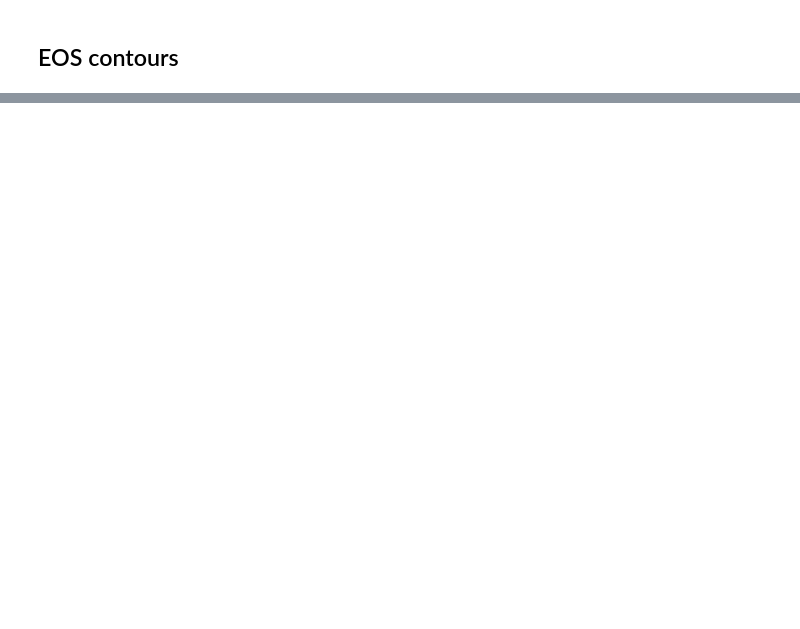
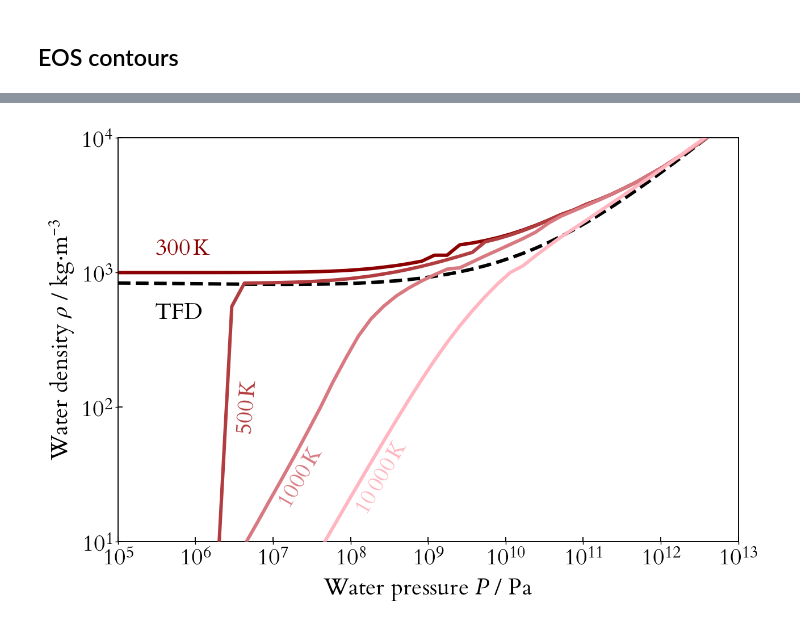
Before and after one commit to swt30/thesis, a Jupyter notebook: chapters/02-eos/02-eos-plots.ipynb, the cells around one changed output, grey strips where cells are left out. Cells and saved outputs as stored; diff of their text form; code cells hidden in the pictures; blank space fills up the shorter version.

```diff
--- a/chapters/02-eos/02-eos-plots.ipynb
+++ b/chapters/02-eos/02-eos-plots.ipynb
@@ -201,7 +207,7 @@ autofig("eos-contours", Normal) do
     colors = seqcolors(:reds, N) |> reverse
     colors = reshape(colors, (1, N))
 
-    plot(Ps, tfd_ρs, label="", c=:black, s=:dash)
+    plot(Ps, tfd_ρs, label="", c=:black, s=:dash, framestyle = :box)
     plot!(Ps, ρs, label="", c=colors)
 
     xaxis!(:log10, (1e5, 1e13), L"Water pressure $P$ / Pa")
@@ -213,5 +219,5 @@ autofig("eos-contours", Normal) do
     annotate_color!(3e6, 1e2, L"500$\,$K", colors[2], rotation=85)
     annotate_color!(1e7, 3e1, L"1000$\,$K", colors[3], rotation=60)
     annotate_color!(1e8, 3e1, L"10$\,$000$\,$K", colors[4], rotation=60)
-end
+end;
 # %% [output]
@@ -219,3 +224,4 @@ end
+[figure, added]
 # %%
 autofig("iapws-matching", Normal) do
     Ts = linspace(800, 2000)
```
Also changed, not shown: parts of 7 cells of this notebook, 2 other files.
